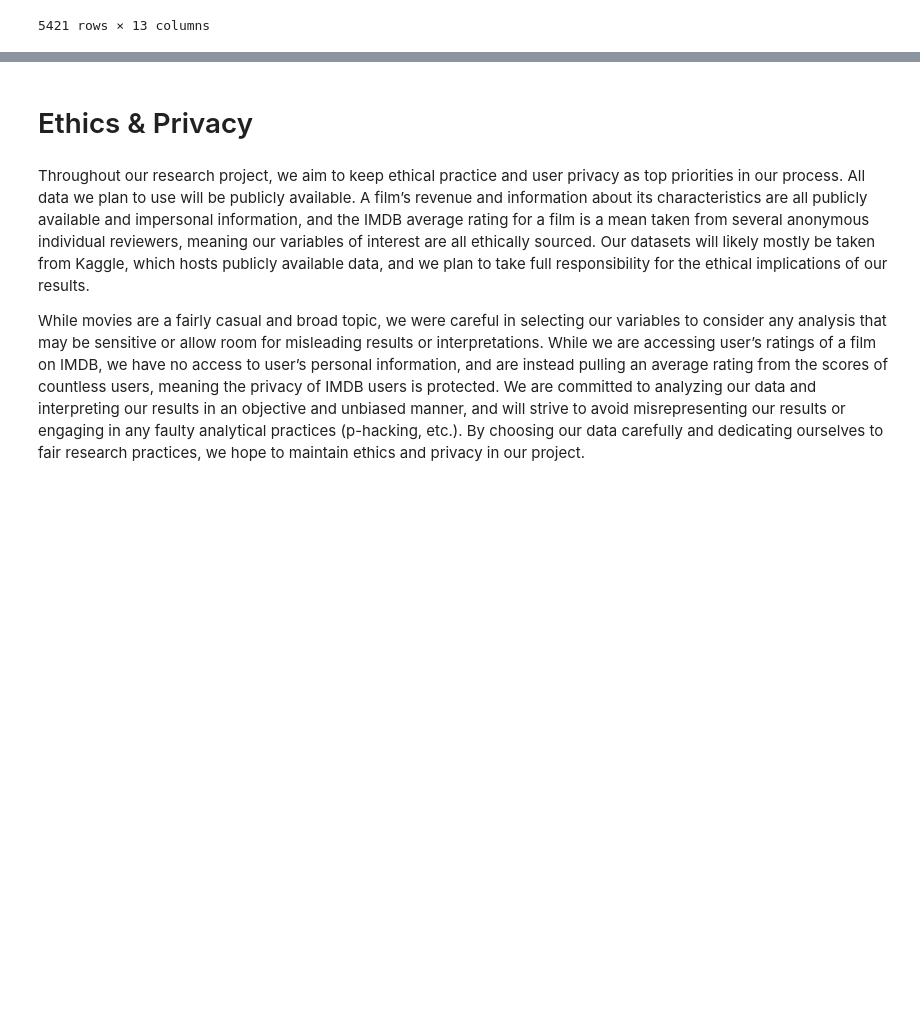
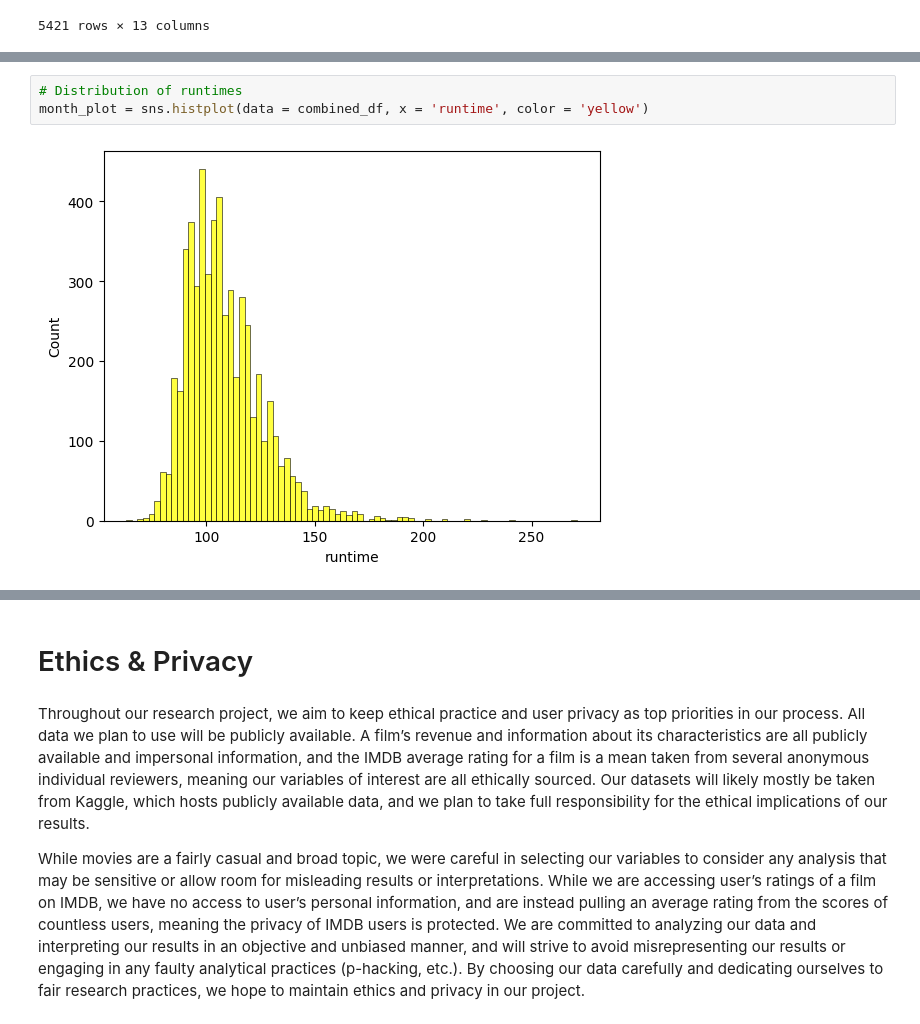
Before and after one commit to COGS108/Group028_WI24, a Jupyter notebook: DataCheckpoint_Group028_WI24.ipynb, the cells around one changed output, grey strips where cells are left out. Cells and saved outputs as stored; diff of their text form; blank space fills up the shorter version.

```diff
--- a/DataCheckpoint_Group028_WI24.ipynb
+++ b/DataCheckpoint_Group028_WI24.ipynb
@@ -334,0 +419,5 @@ We now have a combined dataset showing each film, along with its characteristic
+# %%
+# Distribution of runtimes
+month_plot = sns.histplot(data = combined_df, x = 'runtime', color = 'yellow')
+# %% [output]
+[figure, added]
```
Also changed, not shown: parts of 22 cells of this notebook.
